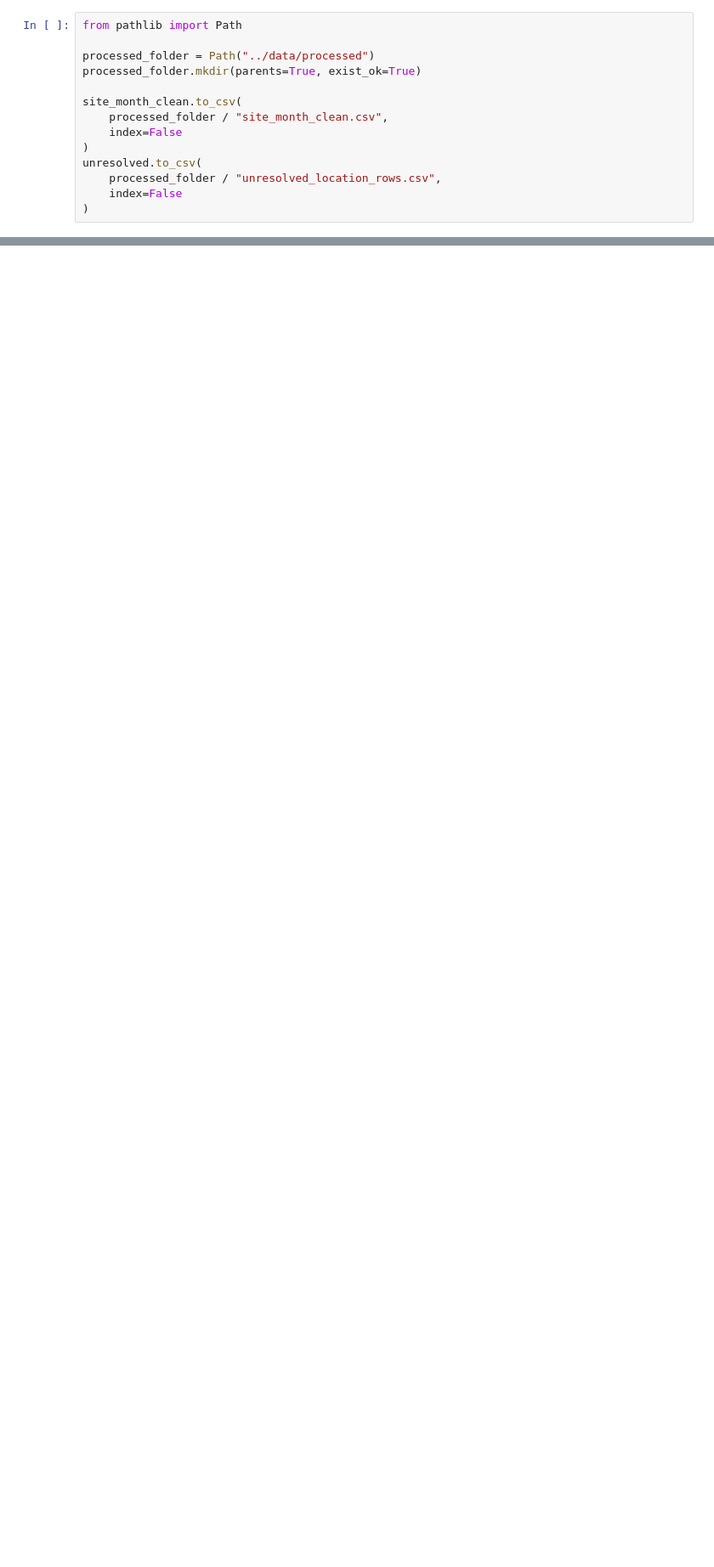
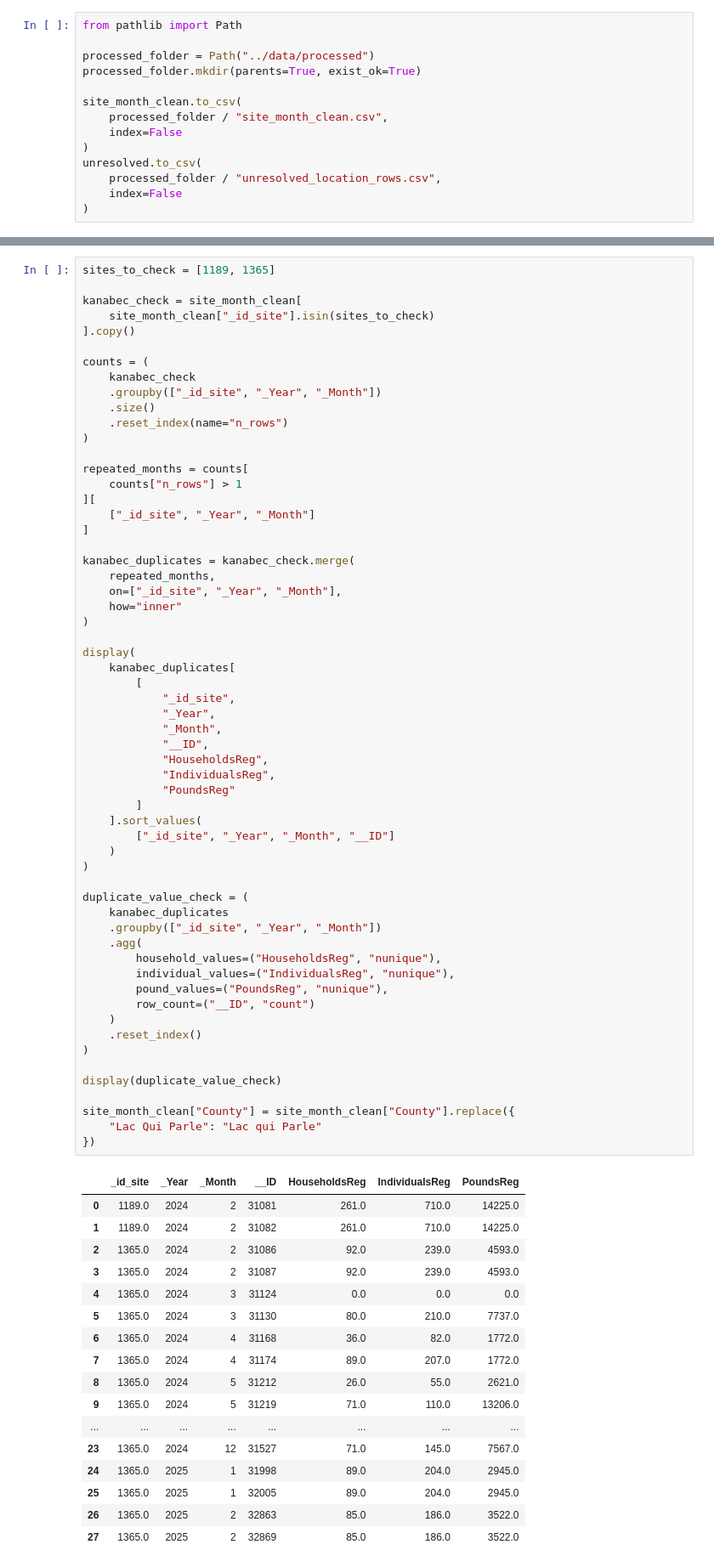
Before and after one commit to Hajar0Ahmed/MinneMUDAC2026Outliers, a Jupyter notebook: notebooks/reading.ipynb, the cells around one changed output, grey strips where cells are left out. Shown at 85% size. Drawn from its saved outputs; the diff is of its cells as text; blank space fills up the shorter version.

Commit message:
more cleaning

```diff
--- a/notebooks/reading.ipynb
+++ b/notebooks/reading.ipynb
@@ -2071,0 +2197,77 @@ unresolved.to_csv(
+# %%
+sites_to_check = [1189, 1365]
+
+kanabec_check = site_month_clean[
+    site_month_clean["_id_site"].isin(sites_to_check)
+].copy()
+
+counts = (
+    kanabec_check
+    .groupby(["_id_site", "_Year", "_Month"])
+    .size()
+    .reset_index(name="n_rows")
+)
+
+repeated_months = counts[
+    counts["n_rows"] > 1
+][
+    ["_id_site", "_Year", "_Month"]
+]
+
+kanabec_duplicates = kanabec_check.merge(
+    repeated_months,
+    on=["_id_site", "_Year", "_Month"],
+    how="inner"
+)
+
+display(
+    kanabec_duplicates[
+        [
+            "_id_site",
+            "_Year",
+            "_Month",
+            "__ID",
+            "HouseholdsReg",
+            "IndividualsReg",
+            "PoundsReg"
+        ]
+    ].sort_values(
+        ["_id_site", "_Year", "_Month", "__ID"]
+    )
+)
+
+duplicate_value_check = (
+    kanabec_duplicates
+    .groupby(["_id_site", "_Year", "_Month"])
+    .agg(
+        household_values=("HouseholdsReg", "nunique"),
+        individual_values=("IndividualsReg", "nunique"),
+        pound_values=("PoundsReg", "nunique"),
+        row_count=("__ID", "count")
+    )
+    .reset_index()
+)
+
+display(duplicate_value_check)
+
+site_month_clean["County"] = site_month_clean["County"].replace({
+    "Lac Qui Parle": "Lac qui Parle"
+})
+# %% [output]
+|  | _id_site | _Year | _Month | __ID | HouseholdsReg | IndividualsReg | PoundsReg |
+| 0 | 1189.0 | 2024 | 2 | 31081 | 261.0 | 710.0 | 14225.0 |
+| 1 | 1189.0 | 2024 | 2 | 31082 | 261.0 | 710.0 | 14225.0 |
+| 2 | 1365.0 | 2024 | 2 | 31086 | 92.0 | 239.0 | 4593.0 |
+| 3 | 1365.0 | 2024 | 2 | 31087 | 92.0 | 239.0 | 4593.0 |
+| 4 | 1365.0 | 2024 | 3 | 31124 | 0.0 | 0.0 | 0.0 |
+| 5 | 1365.0 | 2024 | 3 | 31130 | 80.0 | 210.0 | 7737.0 |
+| 6 | 1365.0 | 2024 | 4 | 31168 | 36.0 | 82.0 | 1772.0 |
+| 7 | 1365.0 | 2024 | 4 | 31174 | 89.0 | 207.0 | 1772.0 |
+| 8 | 1365.0 | 2024 | 5 | 31212 | 26.0 | 55.0 | 2621.0 |
+| 9 | 1365.0 | 2024 | 5 | 31219 | 71.0 | 110.0 | 13206.0 |
+| ... | ... | ... | ... | ... | ... | ... | ... |
+| 23 | 1365.0 | 2024 | 12 | 31527 | 71.0 | 145.0 | 7567.0 |
+| 24 | 1365.0 | 2025 | 1 | 31998 | 89.0 | 204.0 | 2945.0 |
+| 25 | 1365.0 | 2025 | 1 | 32005 | 89.0 | 204.0 | 2945.0 |
+| 26 | 1365.0 | 2025 | 2 | 32863 | 85.0 | 186.0 | 3522.0 |
+| 27 | 1365.0 | 2025 | 2 | 32869 | 85.0 | 186.0 | 3522.0 |
```
Also changed, not shown: parts of 3 cells of this notebook, 1 other file.
